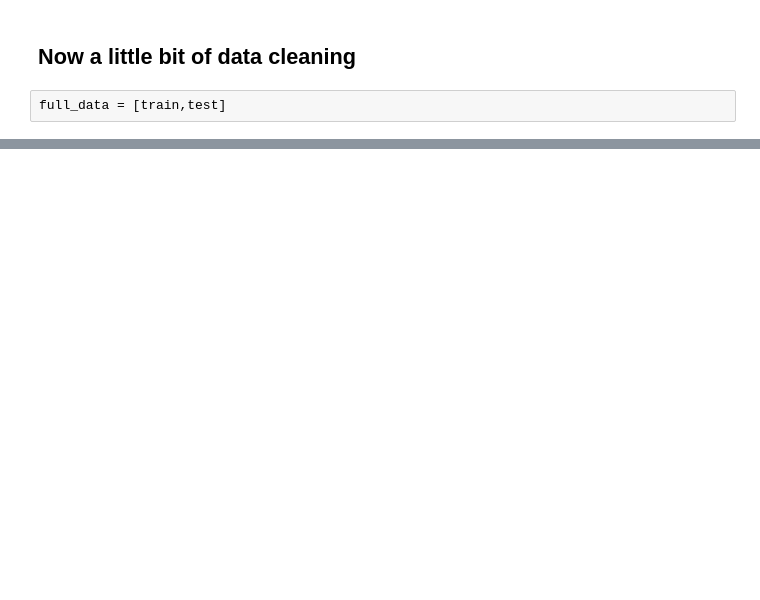
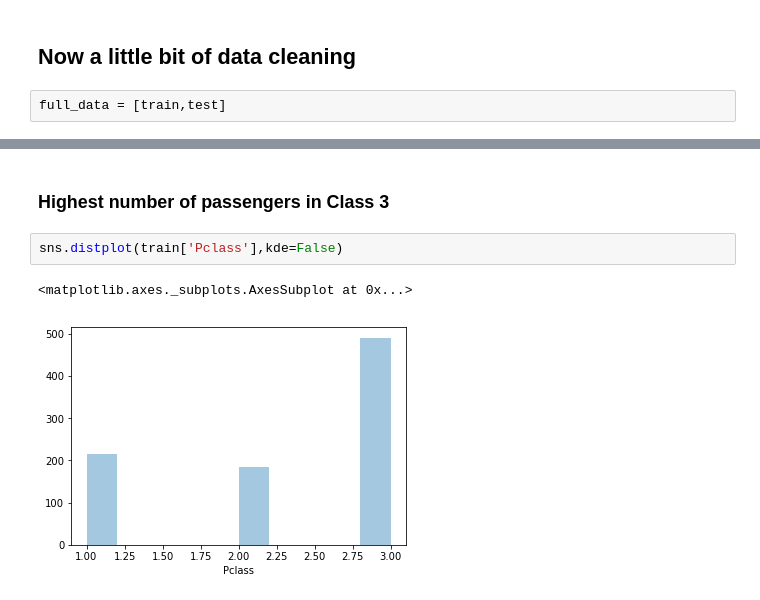
Before and after one commit to shenoyrahul444/Ensemble-Learning-in-Python, a Jupyter notebook: ensemble_main.ipynb, the cells around one changed output, grey strips where cells are left out. Drawn from its saved outputs; the diff is of its cells as text; blank space fills up the shorter version.

```diff
--- a/ensemble_main.ipynb
+++ b/ensemble_main.ipynb
@@ -48,0 +81,7 @@ full_data = [train,test]
+# %% [markdown]
+### Highest number of passengers in Class 3
+# %%
+sns.distplot(train['Pclass'],kde=False)
+# %% [output]
+<matplotlib.axes._subplots.AxesSubplot at 0x...>
+[figure, added]
```
Also changed, not shown: parts of 10 cells of this notebook.
